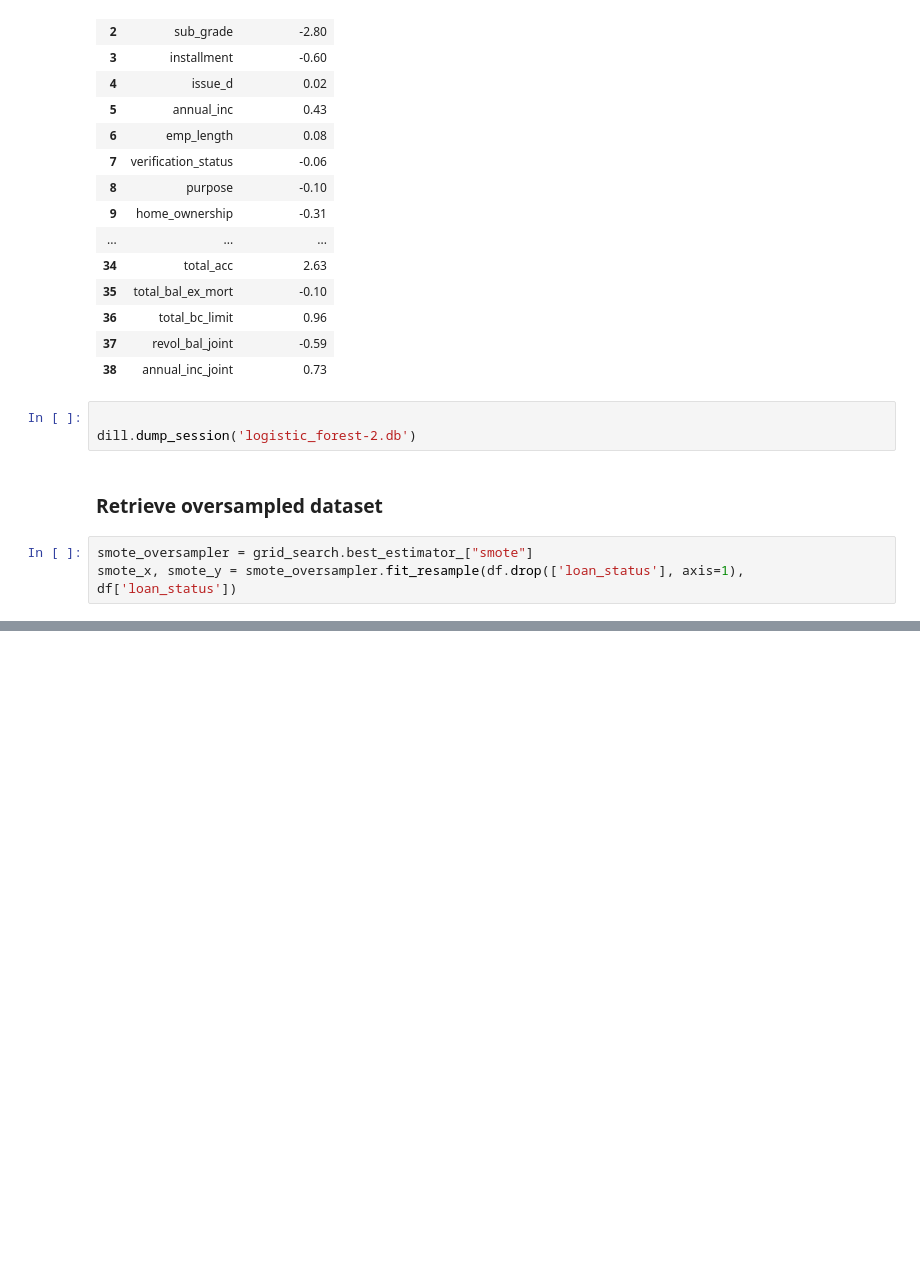
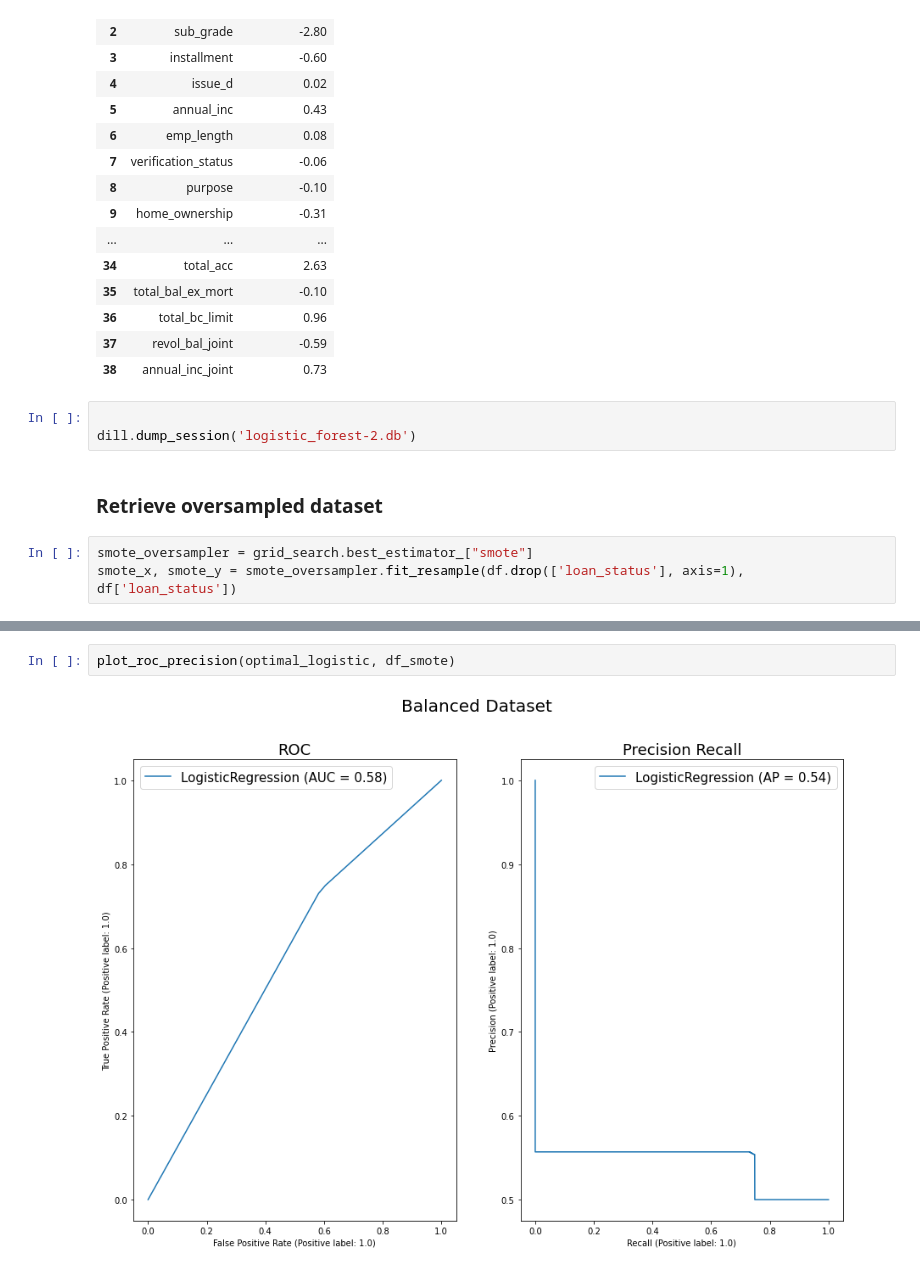
Before and after one commit to apurvk2000/Big-Data-Project, a Jupyter notebook: logistic_forest.ipynb, the cells around one changed output, grey strips where cells are left out. Drawn from its saved outputs; the diff is of its cells as text; blank space fills up the shorter version.

Commit message:
ROC and precision-reacall curves for best model

```diff
--- a/logistic_forest.ipynb
+++ b/logistic_forest.ipynb
@@ -321,0 +324,4 @@ plt.show()
+# %%
+plot_roc_precision(optimal_logistic, df_smote)
+# %% [output]
+[figure, added]
```
Also changed, not shown: parts of 1 cell of this notebook.
